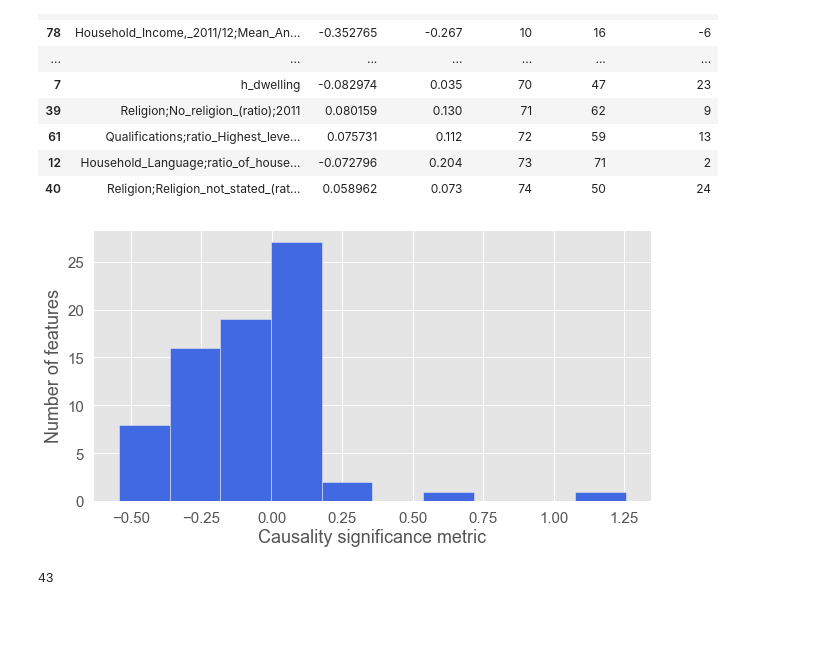
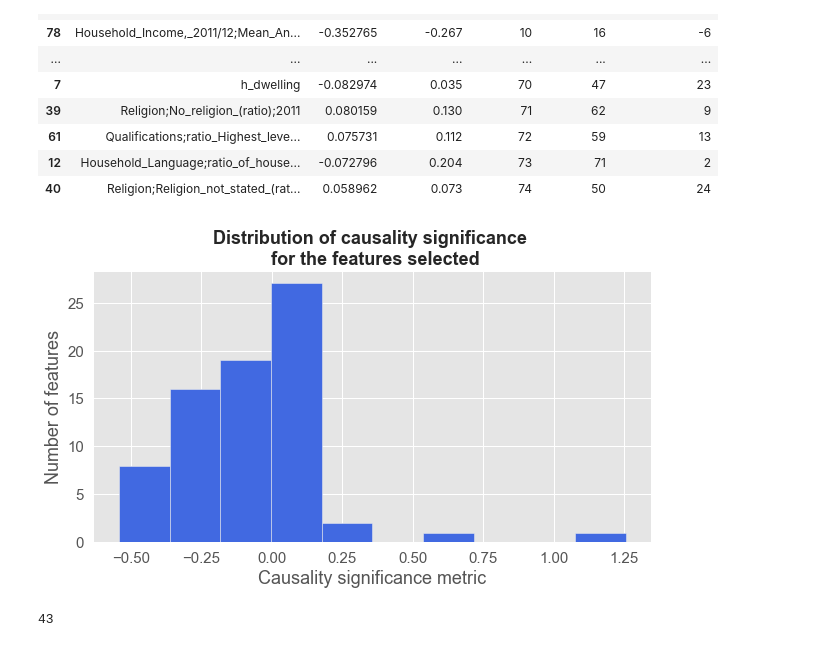
Before and after one commit to epfl-ada/ada-2020-project-milestone-p3-p3_enchiladas, a Jupyter notebook: proj_NB.ipynb, the cells around one changed output. Saved outputs shown, nothing was run; the diff lists cells and outputs as text; code cells hidden in the pictures; blank space fills up the shorter version.

```diff
--- a/proj_NB.ipynb
+++ b/proj_NB.ipynb
@@ -1381,15 +1381,16 @@ pd.set_option("display.max_rows", 10, "display.max_columns", 20)
 # %%
 style.use('ggplot')
 
 plt.figure(figsize=(10,5))
 plt.hist(caus_metric, color='royalblue')
+plt.title("Distribution of causality significance \n for the features selected", fontsize=18, fontweight='bold')
 plt.xlabel('Causality significance metric', fontsize=18)
 plt.ylabel('Number of features', fontsize=18)
 plt.tick_params(labelsize=15)
 
 plt.show()
 # %% [output]
-[figure, old version]
+[figure, new version]
 # %%
 #np.sum(is_causal)
 # %% [output]
```
Also changed, not shown: parts of 6 cells of this notebook.
